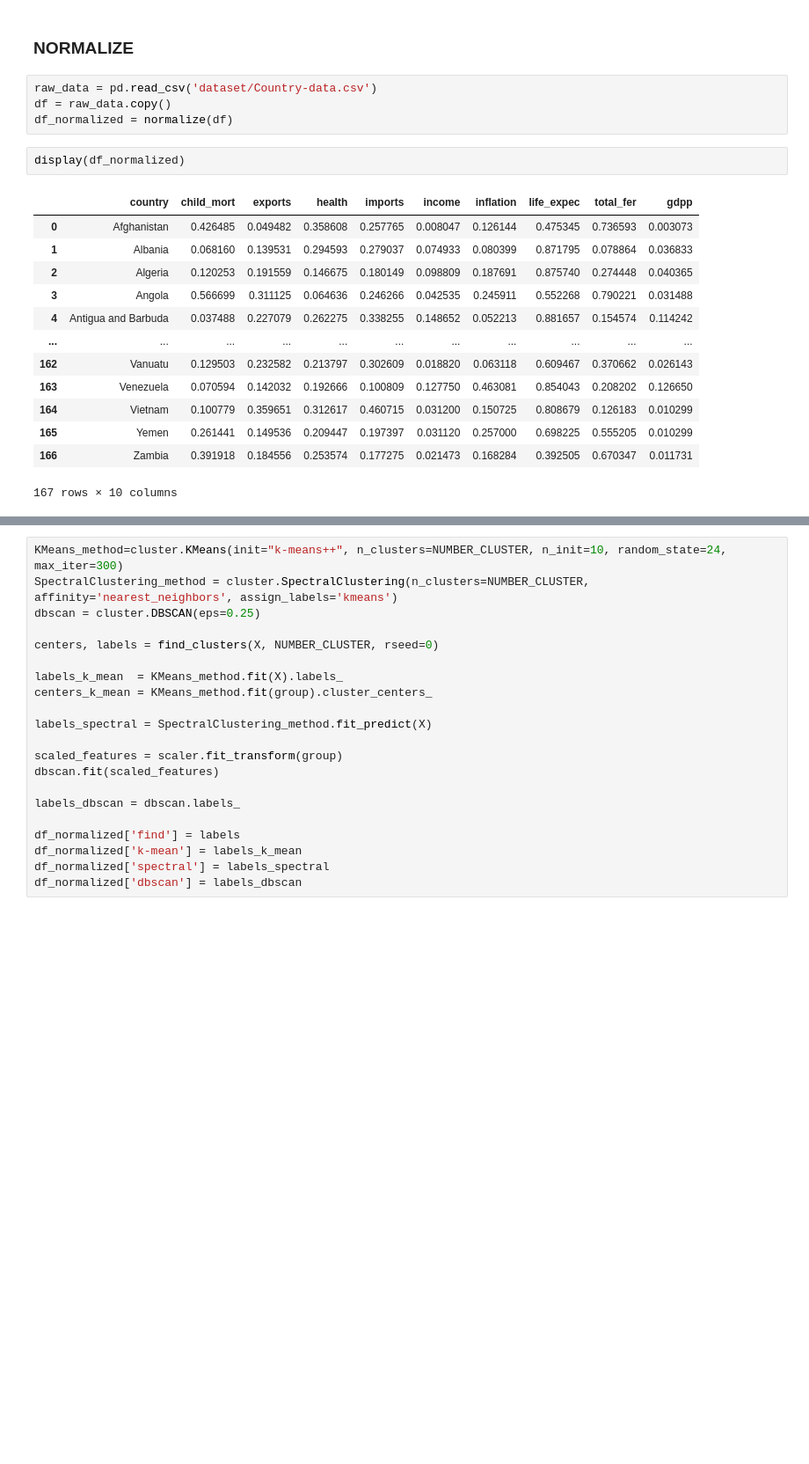
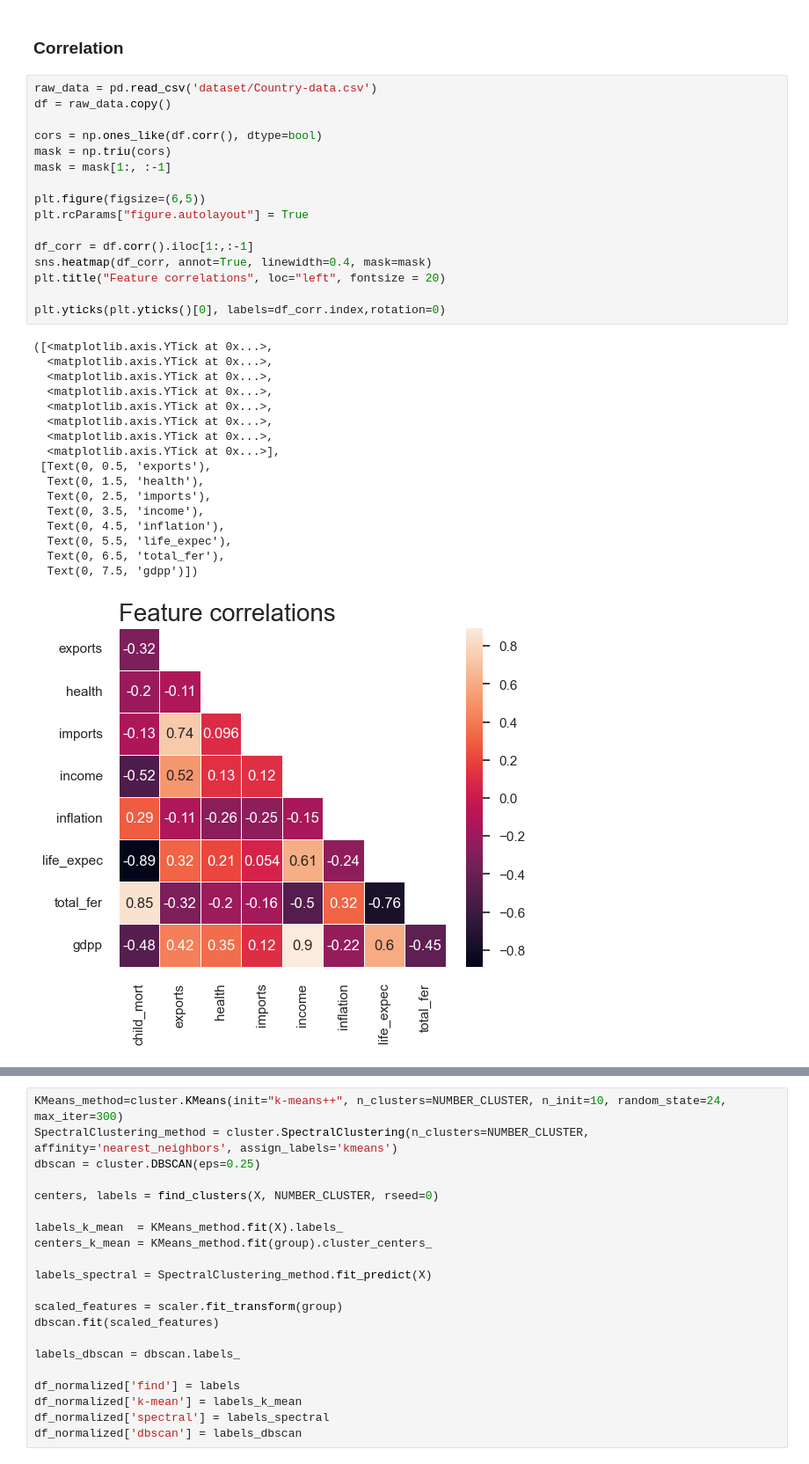
Before and after one commit to HarlamovGarik/dsml, a Jupyter notebook: Lab4/4_k-means.ipynb, the cells around one changed output, grey strips where cells are left out. Shown: that part at 88% size. Drawn from its saved outputs; the diff is of its cells as text; blank space fills up the shorter version.

```diff
--- a/Lab4/4_k-means.ipynb
+++ b/Lab4/4_k-means.ipynb
@@ -74,23 +82,37 @@ def normalize(df):
     return df_normalized
 # %% [markdown]
-### NORMALIZE
+### Correlation
 # %%
 raw_data = pd.read_csv('dataset/Country-data.csv')
 df = raw_data.copy()
-df_normalized = normalize(df)
+
+cors = np.ones_like(df.corr(), dtype=bool)
+mask = np.triu(cors)
+mask = mask[1:, :-1]
+
+plt.figure(figsize=(6,5))
+plt.rcParams["figure.autolayout"] = True
+
+df_corr = df.corr().iloc[1:,:-1]
+sns.heatmap(df_corr, annot=True, linewidth=0.4, mask=mask)
+plt.title("Feature correlations", loc="left", fontsize = 20)
+
+plt.yticks(plt.yticks()[0], labels=df_corr.index,rotation=0)
+# %% [output]
+([<matplotlib.axis.YTick at 0x...>,
+  <matplotlib.axis.YTick at 0x...>,
+  <matplotlib.axis.YTick at 0x...>,
+  <matplotlib.axis.YTick at 0x...>,
+  <matplotlib.axis.YTick at 0x...>,
+  <matplotlib.axis.YTick at 0x...>,
+  <matplotlib.axis.YTick at 0x...>,
+  <matplotlib.axis.YTick at 0x...>],
+ [Text(0, 0.5, 'exports'),
+  Text(0, 1.5, 'health'),
+  Text(0, 2.5, 'imports'),
+  Text(0, 3.5, 'income'),
+  Text(0, 4.5, 'inflation'),
+  Text(0, 5.5, 'life_expec'),
+  Text(0, 6.5, 'total_fer'),
+  Text(0, 7.5, 'gdpp')])
+[figure, added]
-# %%
-display(df_normalized)
-# %% [output]
-|  | country | child_mort | exports | health | imports | income | inflation | life_expec | total_fer | gdpp |
-| 0 | Afghanistan | 0.426485 | 0.049482 | 0.358608 | 0.257765 | 0.008047 | 0.126144 | 0.475345 | 0.736593 | 0.003073 |
-| 1 | Albania | 0.068160 | 0.139531 | 0.294593 | 0.279037 | 0.074933 | 0.080399 | 0.871795 | 0.078864 | 0.036833 |
-| 2 | Algeria | 0.120253 | 0.191559 | 0.146675 | 0.180149 | 0.098809 | 0.187691 | 0.875740 | 0.274448 | 0.040365 |
-| 3 | Angola | 0.566699 | 0.311125 | 0.064636 | 0.246266 | 0.042535 | 0.245911 | 0.552268 | 0.790221 | 0.031488 |
-| 4 | Antigua and Barbuda | 0.037488 | 0.227079 | 0.262275 | 0.338255 | 0.148652 | 0.052213 | 0.881657 | 0.154574 | 0.114242 |
-| ... | ... | ... | ... | ... | ... | ... | ... | ... | ... | ... |
-| 162 | Vanuatu | 0.129503 | 0.232582 | 0.213797 | 0.302609 | 0.018820 | 0.063118 | 0.609467 | 0.370662 | 0.026143 |
-| 163 | Venezuela | 0.070594 | 0.142032 | 0.192666 | 0.100809 | 0.127750 | 0.463081 | 0.854043 | 0.208202 | 0.126650 |
-| 164 | Vietnam | 0.100779 | 0.359651 | 0.312617 | 0.460715 | 0.031200 | 0.150725 | 0.808679 | 0.126183 | 0.010299 |
-| 165 | Yemen | 0.261441 | 0.149536 | 0.209447 | 0.197397 | 0.031120 | 0.257000 | 0.698225 | 0.555205 | 0.010299 |
-| 166 | Zambia | 0.391918 | 0.184556 | 0.253574 | 0.177275 | 0.021473 | 0.168284 | 0.392505 | 0.670347 | 0.011731 |
-167 rows × 10 columns
```
Also changed, not shown: parts of 33 cells of this notebook, 2 other files.
